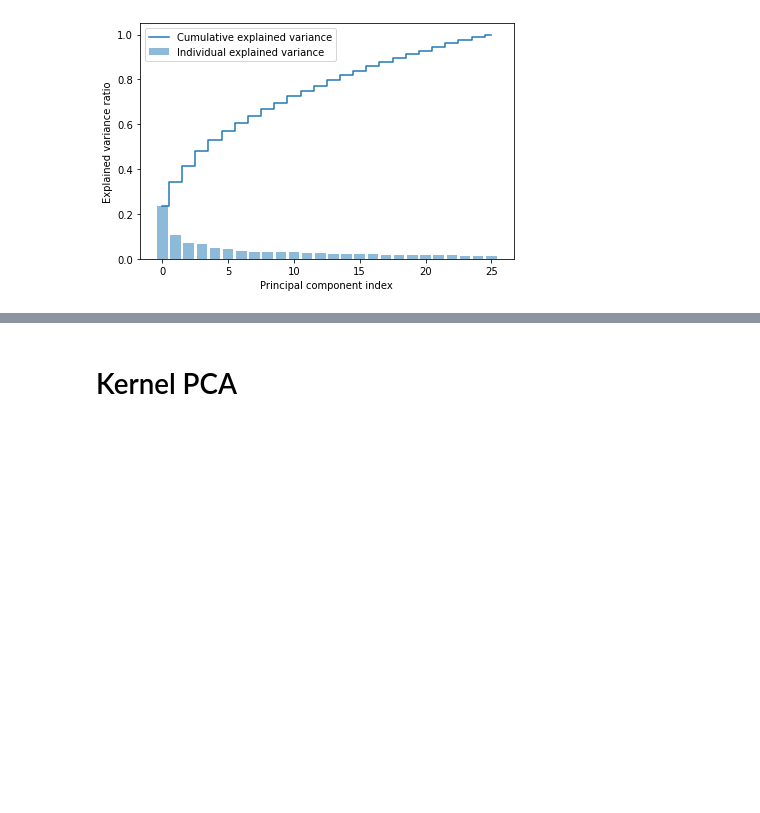
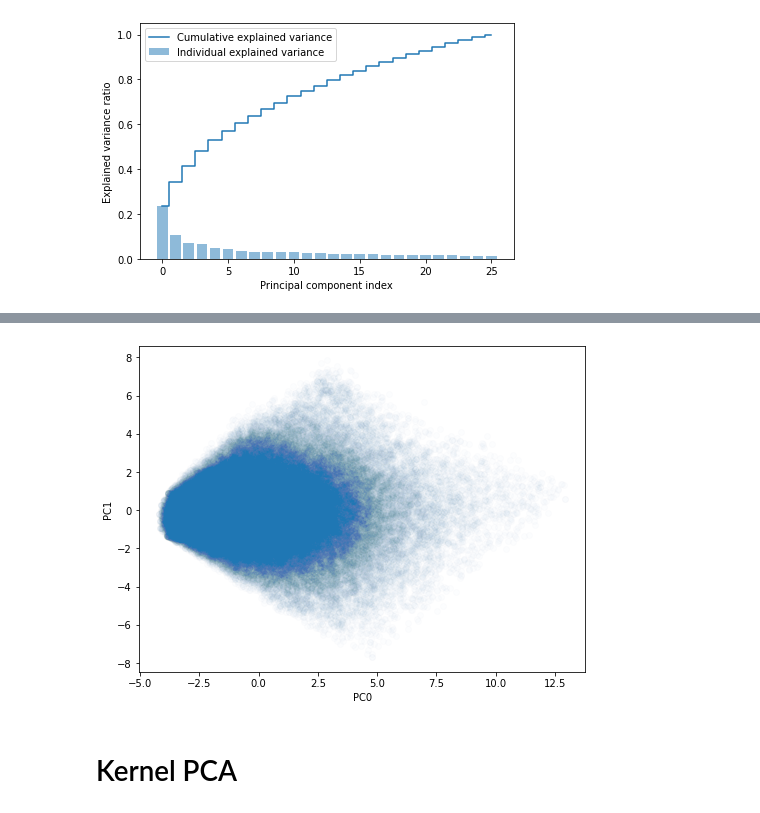
Before and after one commit to anuarsantoyo/master-thesis, a Jupyter notebook: preprocessing/220216_dimensionality_reduction.ipynb, the cells around one changed output, grey strips where cells are left out. Cells and saved outputs as stored; diff of their text form; code cells hidden in the pictures; blank space fills up the shorter version.

```diff
--- a/preprocessing/220216_dimensionality_reduction.ipynb
+++ b/preprocessing/220216_dimensionality_reduction.ipynb
@@ -156,3 +140,10 @@ df_pca
+# %%
+plt.scatter(x=df_pca[0], y=df_pca[1], alpha=0.01)
+plt.xlabel('PC0')
+plt.ylabel('PC1')
+plt.show()
+# %% [output]
+[figure, added]
 # %% [markdown]
 # Kernel PCA
 # %%
```
Also changed, not shown: parts of 5 cells of this notebook, 2 other files.
